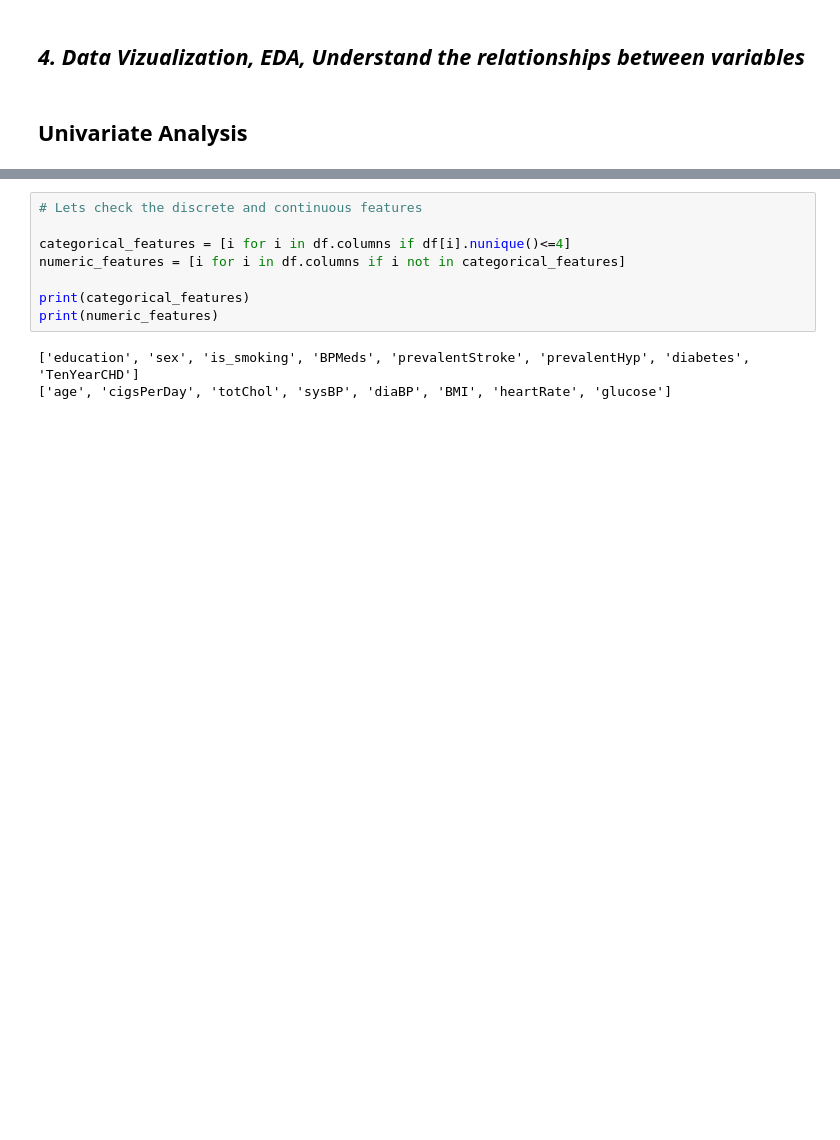
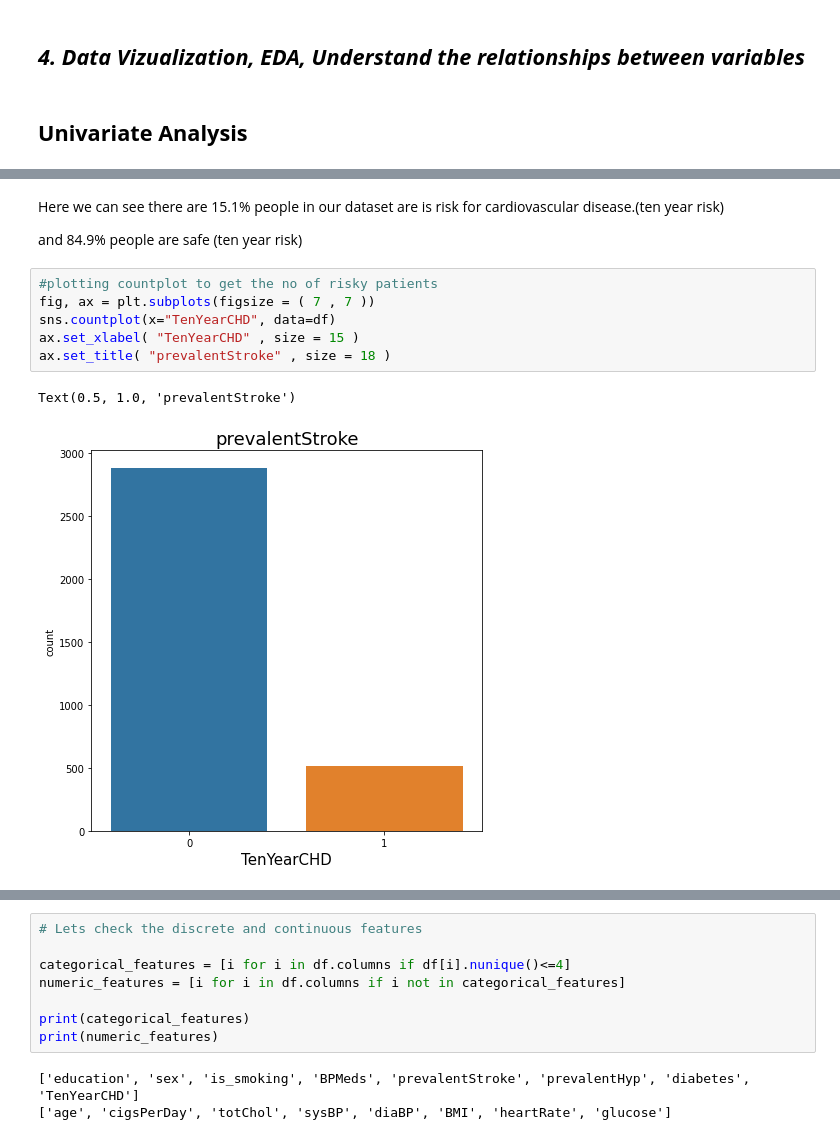
Before and after one commit to devarshi167/Cardiovascular-Risk-Prediction-MLC, a Jupyter notebook: Copy_of_Copy_of_Copy_of_Untitled0.ipynb, the cells around one changed output, grey strips where cells are left out. Cells and saved outputs as stored; diff of their text form; blank space fills up the shorter version.

```diff
--- a/Copy_of_Copy_of_Copy_of_Untitled0.ipynb
+++ b/Copy_of_Copy_of_Copy_of_Untitled0.ipynb
@@ -443,0 +487,13 @@ for col in numeric_features:
+# %% [markdown]
+Here we can see there are 15.1% people in our dataset are is risk for cardiovascular disease.(ten year risk)
+
+and 84.9% people are safe (ten year risk)
+# %%
+#plotting countplot to get the no of risky patients
+fig, ax = plt.subplots(figsize = ( 7 , 7 ))
+sns.countplot(x="TenYearCHD", data=df)
+ax.set_xlabel( "TenYearCHD" , size = 15 )
+ax.set_title( "prevalentStroke" , size = 18 )
+# %% [output]
+Text(0.5, 1.0, 'prevalentStroke')
+[figure, added]
```
Also changed, not shown: parts of 21 cells of this notebook.
